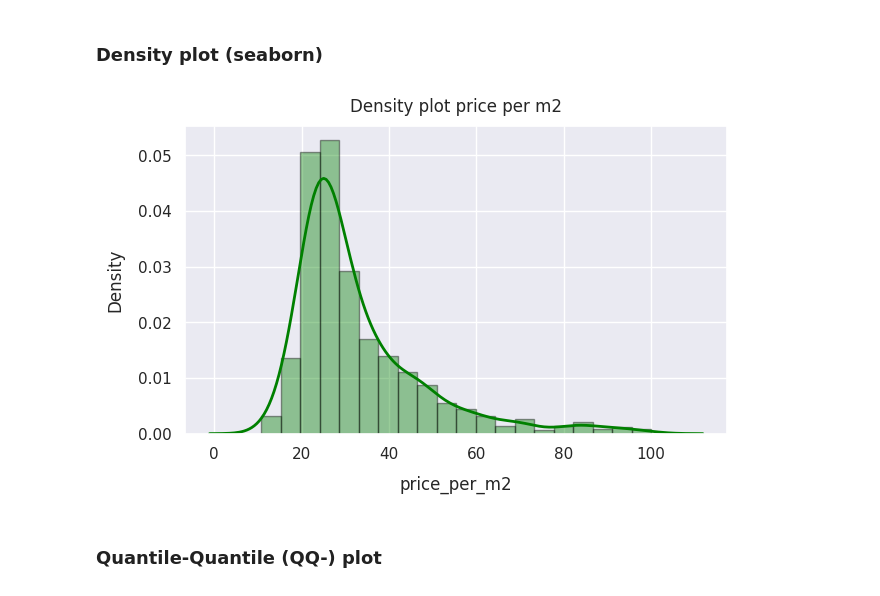
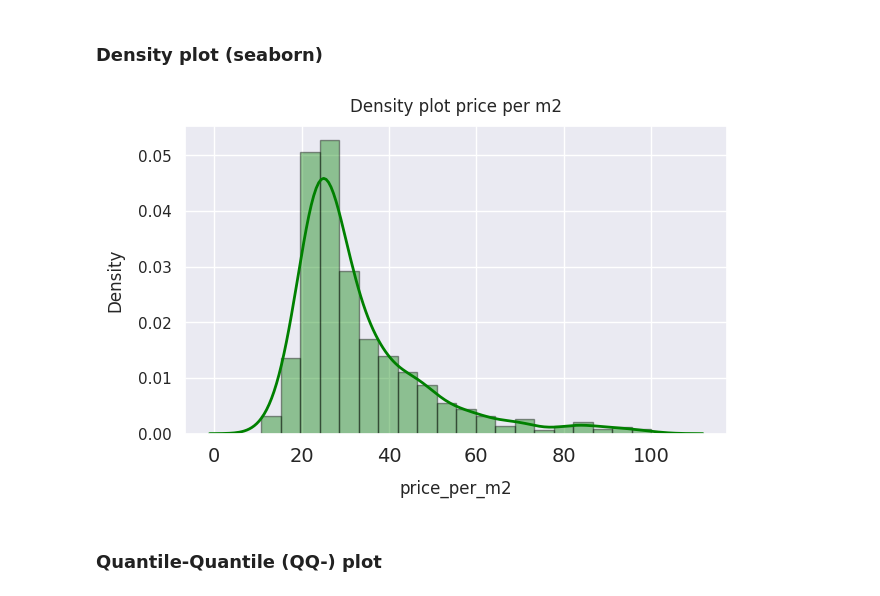
Before and after one commit to JaleRaj/Explorative_Data_Analysis_and_Visualization, a Jupyter notebook: exploratory_data_analysis_apartments_data.ipynb, the cells around one changed output. Saved outputs shown, nothing was run; the diff lists cells and outputs as text; code cells hidden in the pictures.

```diff
--- a/exploratory_data_analysis_apartments_data.ipynb
+++ b/exploratory_data_analysis_apartments_data.ipynb
@@ -335,20 +335,21 @@ plt.show()
 # %%
 plt.figure(figsize=(7,4))
 sns.distplot(df['price_per_m2'],
              hist=True,
              kde=True,
              bins=20,
              color = 'green',
              hist_kws={'edgecolor':'black'},
              kde_kws={'linewidth': 2},
             )
 plt.title('Density plot price per m2', fontsize=12, pad=10)
 plt.xlabel('price_per_m2', fontsize=12, labelpad=10)
 plt.ylabel('Density', fontsize=12, labelpad=10)
+plt.xticks(fontsize = 14)
 plt.grid(True)
 plt.show()
 # %% [output]
-[figure, old version]
+[figure, new version]
 # %% [markdown]
 ### Quantile-Quantile (QQ-) plot
 # %%
```
Also changed, not shown: parts of 2 cells of this notebook.
